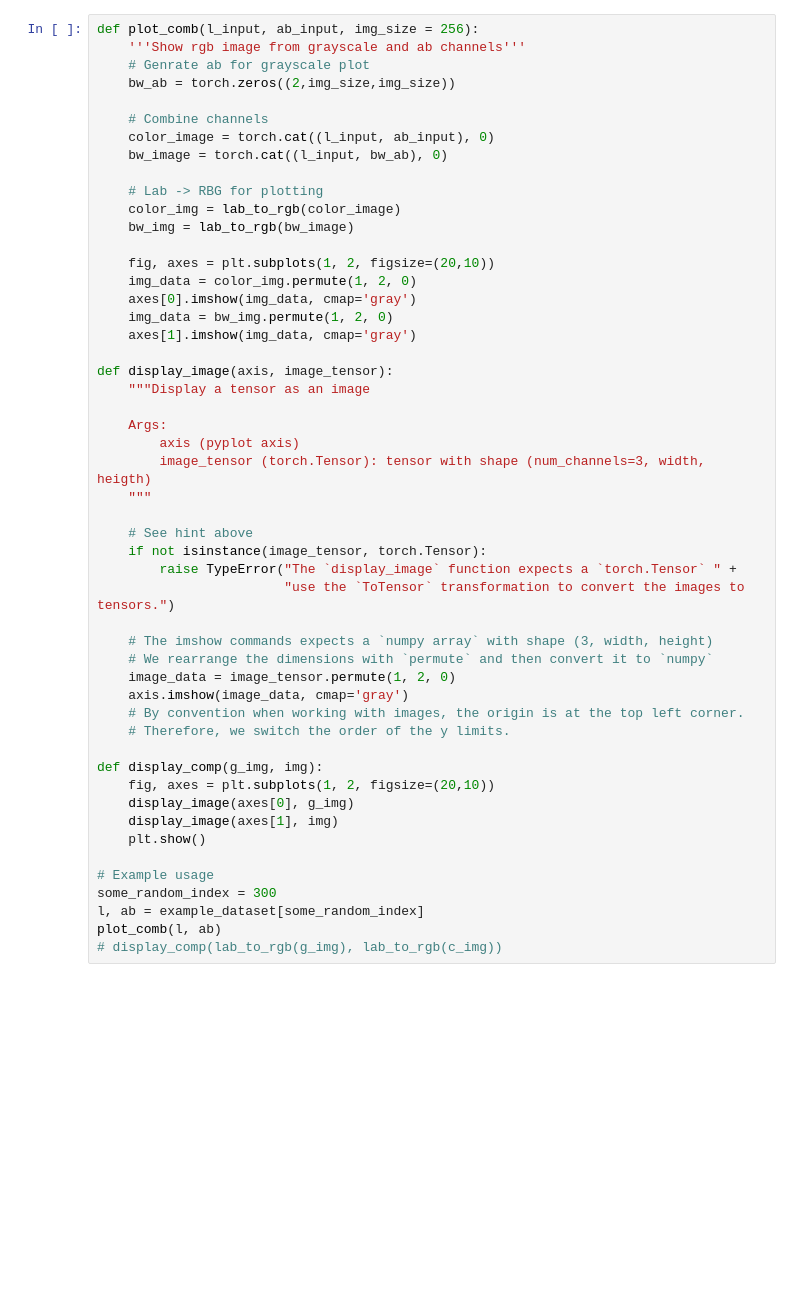
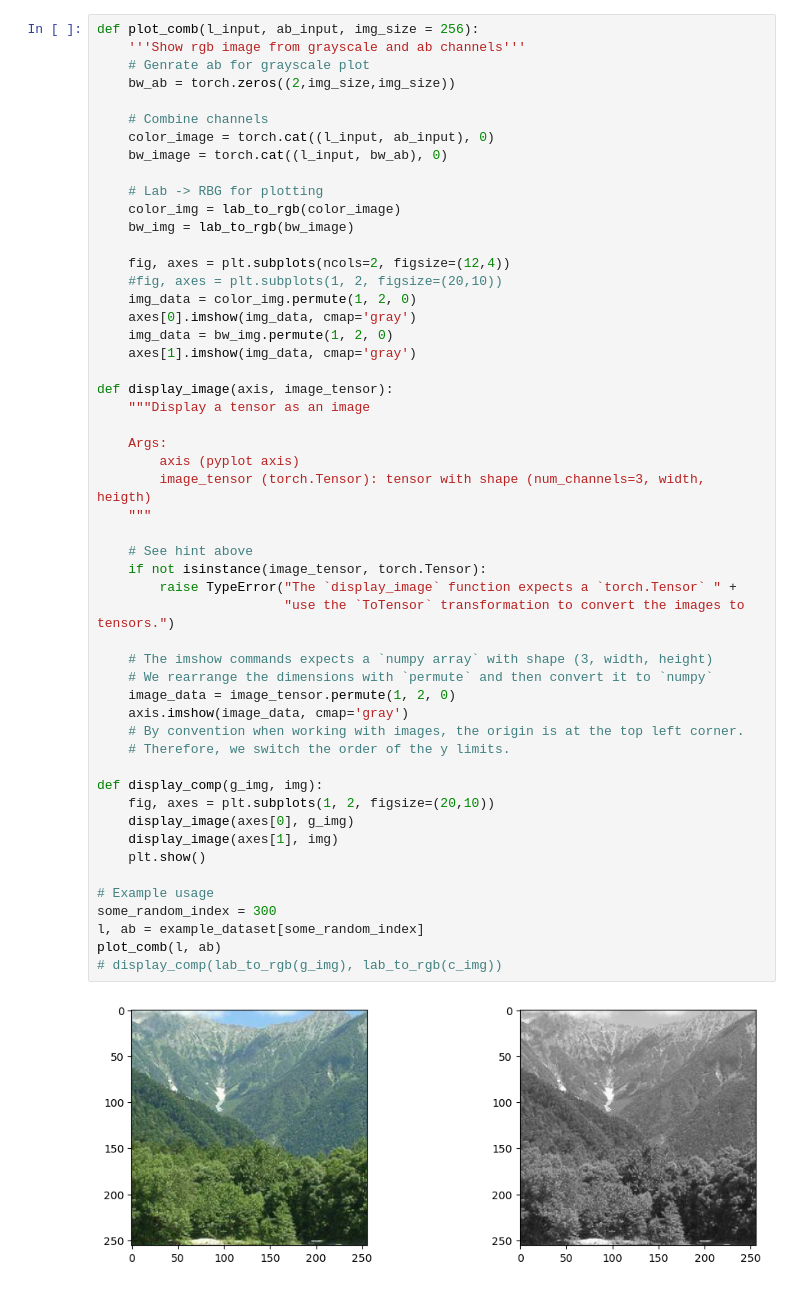
Before and after one commit to EmilieKar/Project-DML, a Jupyter notebook: Recoloring_CNN.ipynb, the cells around one changed output. Drawn from its saved outputs; the diff is of its cells as text; blank space fills up the shorter version.

Commit message:
Updated files to run on cloud
- Added code necessary to run on cloud
- Removed unused code
- Added visualizations for training

```diff
--- a/Recoloring_CNN.ipynb
+++ b/Recoloring_CNN.ipynb
@@ -72,7 +82,8 @@ def plot_comb(l_input, ab_input, img_size = 256):
     color_img = lab_to_rgb(color_image)
     bw_img = lab_to_rgb(bw_image)
 
-    fig, axes = plt.subplots(1, 2, figsize=(20,10))
+    fig, axes = plt.subplots(ncols=2, figsize=(12,4))
+    #fig, axes = plt.subplots(1, 2, figsize=(20,10))
     img_data = color_img.permute(1, 2, 0)
     axes[0].imshow(img_data, cmap='gray')
     img_data = bw_img.permute(1, 2, 0)
@@ -82,33 +93,35 @@ def display_image(axis, image_tensor):
     """Display a tensor as an image
 
     Args:
         axis (pyplot axis)
         image_tensor (torch.Tensor): tensor with shape (num_channels=3, width, heigth)
     """
 
     # See hint above
     if not isinstance(image_tensor, torch.Tensor):
         raise TypeError("The `display_image` function expects a `torch.Tensor` " +
                         "use the `ToTensor` transformation to convert the images to tensors.")
 
     # The imshow commands expects a `numpy array` with shape (3, width, height)
     # We rearrange the dimensions with `permute` and then convert it to `numpy`
     image_data = image_tensor.permute(1, 2, 0)
     axis.imshow(image_data, cmap='gray')
     # By convention when working with images, the origin is at the top left corner.
     # Therefore, we switch the order of the y limits.
 
 def display_comp(g_img, img):
     fig, axes = plt.subplots(1, 2, figsize=(20,10))
     display_image(axes[0], g_img)
     display_image(axes[1], img)
     plt.show()
 
 # Example usage
 some_random_index = 300
 l, ab = example_dataset[some_random_index]
 plot_comb(l, ab)
 # display_comp(lab_to_rgb(g_img), lab_to_rgb(c_img))
+# %% [output]
+[figure, added]
 # %%
 from torch.utils.data import DataLoader
 
```
Also changed, not shown: parts of 9 cells of this notebook, 1 other file.
